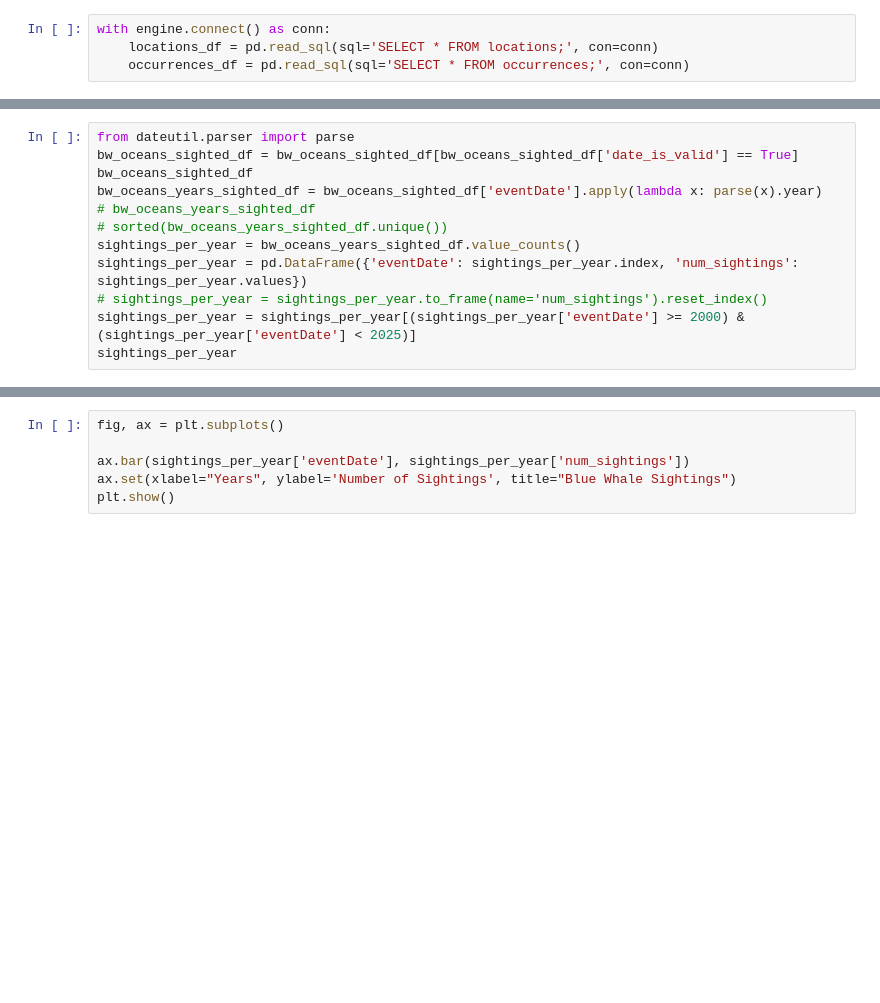
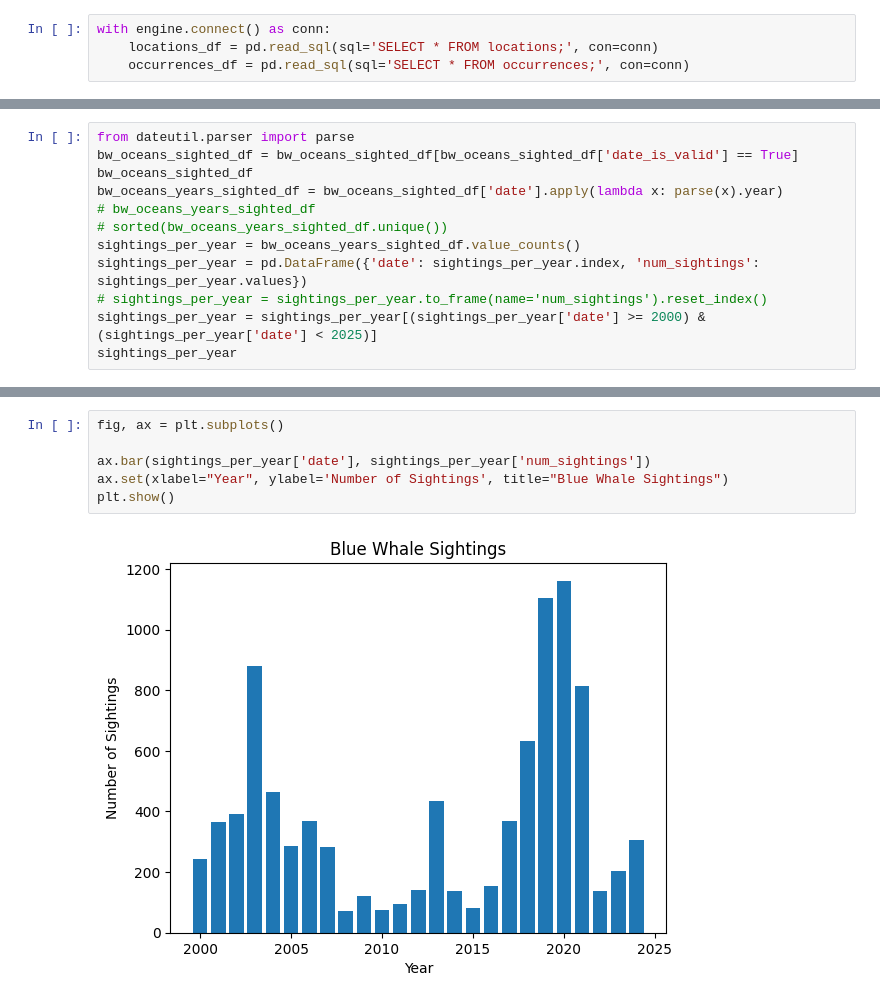
Before and after one commit to jarretjeter/whale-sightings, a Jupyter notebook: notebooks/visualizations.ipynb, the cells around one changed output, grey strips where cells are left out. Drawn from its saved outputs; the diff is of its cells as text; blank space fills up the shorter version.

```diff
--- a/notebooks/visualizations.ipynb
+++ b/notebooks/visualizations.ipynb
@@ -93,11 +163,11 @@ plt.show()
 from dateutil.parser import parse
 bw_oceans_sighted_df = bw_oceans_sighted_df[bw_oceans_sighted_df['date_is_valid'] == True]
 bw_oceans_sighted_df
-bw_oceans_years_sighted_df = bw_oceans_sighted_df['eventDate'].apply(lambda x: parse(x).year)
+bw_oceans_years_sighted_df = bw_oceans_sighted_df['date'].apply(lambda x: parse(x).year)
 # bw_oceans_years_sighted_df
 # sorted(bw_oceans_years_sighted_df.unique())
 sightings_per_year = bw_oceans_years_sighted_df.value_counts()
-sightings_per_year = pd.DataFrame({'eventDate': sightings_per_year.index, 'num_sightings': sightings_per_year.values})
+sightings_per_year = pd.DataFrame({'date': sightings_per_year.index, 'num_sightings': sightings_per_year.values})
 # sightings_per_year = sightings_per_year.to_frame(name='num_sightings').reset_index()
-sightings_per_year = sightings_per_year[(sightings_per_year['eventDate'] >= 2000) & (sightings_per_year['eventDate'] < 2025)]
+sightings_per_year = sightings_per_year[(sightings_per_year['date'] >= 2000) & (sightings_per_year['date'] < 2025)]
 sightings_per_year
@@ -104,6 +192,8 @@ sightings_per_year
 # %%
 fig, ax = plt.subplots()
 
-ax.bar(sightings_per_year['eventDate'], sightings_per_year['num_sightings'])
-ax.set(xlabel="Years", ylabel='Number of Sightings', title="Blue Whale Sightings")
+ax.bar(sightings_per_year['date'], sightings_per_year['num_sightings'])
+ax.set(xlabel="Year", ylabel='Number of Sightings', title="Blue Whale Sightings")
 plt.show()
+# %% [output]
+[figure, added]
```
Also changed, not shown: parts of 10 cells of this notebook.
